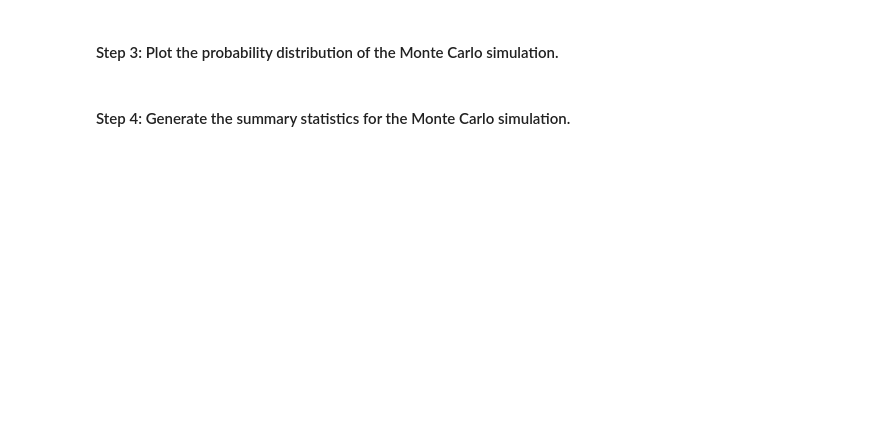
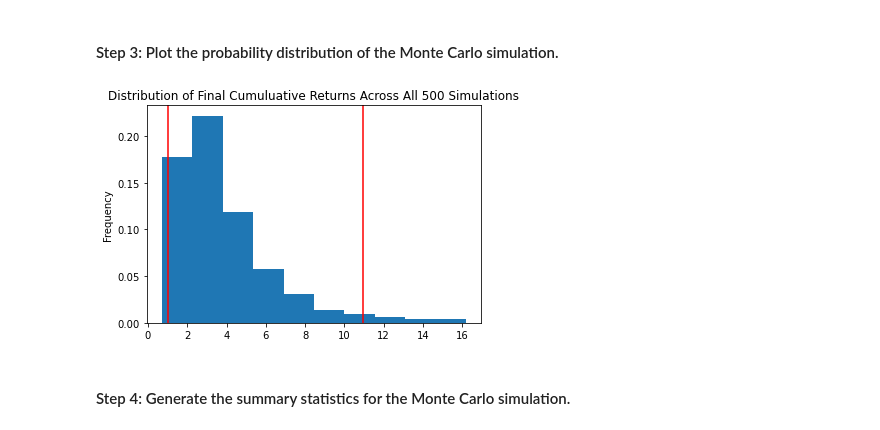
Before and after one commit to jpqt/Challenge5, a Jupyter notebook: financial_planning_tools.ipynb, the cells around one changed output. Drawn from its saved outputs; the diff is of its cells as text; code cells hidden in the pictures; blank space fills up the shorter version.

```diff
--- a/financial_planning_tools.ipynb
+++ b/financial_planning_tools.ipynb
@@ -448,7 +546,9 @@ In this section, you’ll use the MCForecastTools library to create a Monte Carl
 # %%
 # Visualize the probability distribution of the 30-year Monte Carlo simulation
 # by plotting a histogram
-# YOUR CODE HERE
+MC_sim_dist_plot = MC_30year.plot_distribution()
+# %% [output]
+[figure, added]
 # %% [markdown]
 #### Step 4: Generate the summary statistics for the Monte Carlo simulation.
 # %%
```
Also changed, not shown: parts of 37 cells of this notebook.
